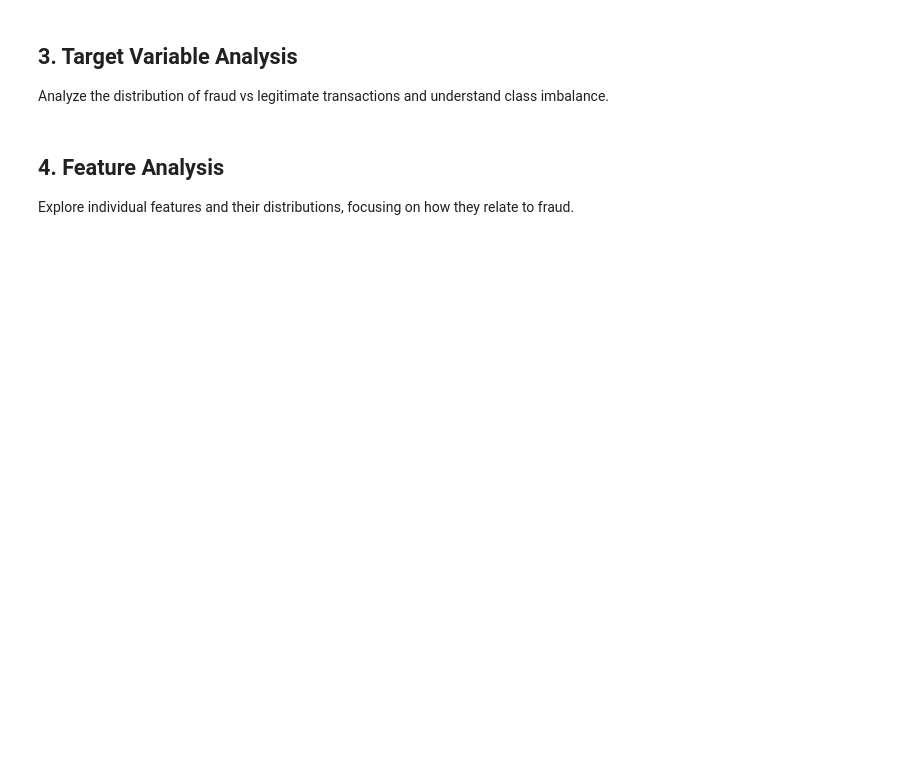
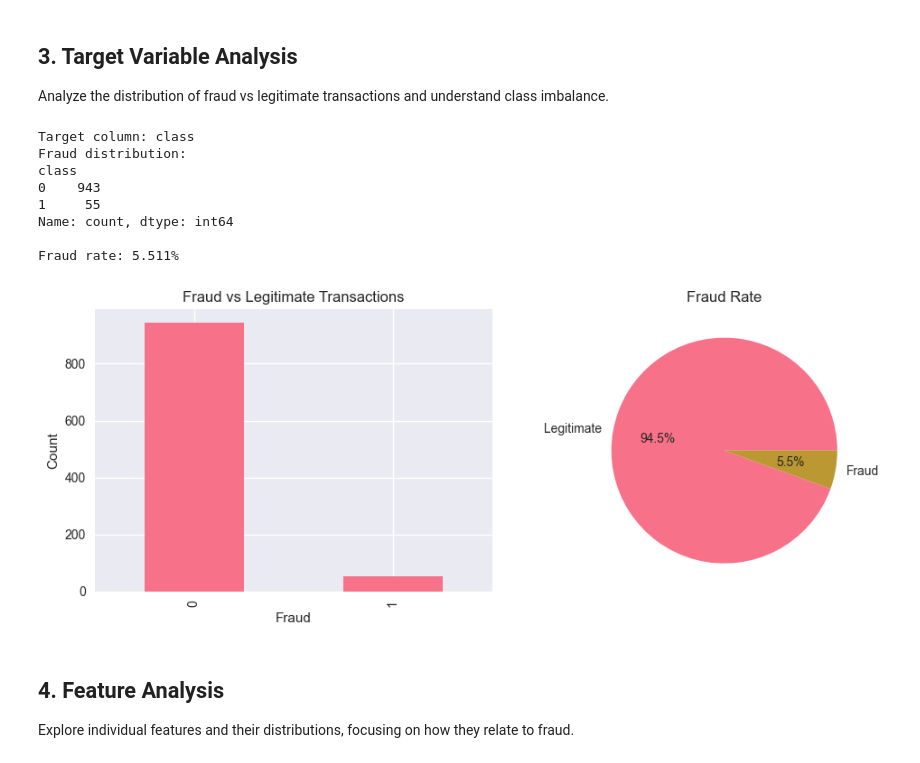
Before and after one commit to abdirehim/fraud-detection, a Jupyter notebook: notebooks/eda.ipynb, the cells around one changed output. Cells and saved outputs as stored; diff of their text form; code cells hidden in the pictures; blank space fills up the shorter version.

```diff
--- a/notebooks/eda.ipynb
+++ b/notebooks/eda.ipynb
@@ -77,0 +42,28 @@ First few rows:
+# %%
+# Load all real datasets
+loader = DataLoader()
+datasets = loader.load_all_datasets()
+
+print("Available datasets:")
+for name, dataset in datasets.items():
+    print(f"- {name}: {dataset.shape}")
+
+# Use fraud data with geolocation for analysis
+if 'fraud_data_with_geo' in datasets:
+    df = datasets['fraud_data_with_geo']
+    print(f"\nUsing fraud data with geolocation: {df.shape}")
+elif 'fraud_data' in datasets:
+    df = datasets['fraud_data']
+    print(f"\nUsing e-commerce fraud data: {df.shape}")
+elif 'creditcard_data' in datasets:
+    df = datasets['creditcard_data']
+    print(f"\nUsing credit card fraud data: {df.shape}")
+else:
+    raise ValueError("No fraud detection datasets found!")
+
+print(f"\nDataset shape: {df.shape}")
+print(f"Columns: {list(df.columns)}")
+print(f"\nData types:")
+print(df.dtypes)
+print(f"\nFirst few rows:")
+df.head()
@@ -97,29 +131,49 @@ for col in categorical_cols:
 
 Analyze the distribution of fraud vs legitimate transactions and understand class imbalance.
 # %%
+# Determine target column name
+target_col = None
+if 'class' in df.columns:
+    target_col = 'class'
+elif 'Class' in df.columns:
+    target_col = 'Class'
+else:
+    raise ValueError("No target column found!")
+
 # Analyze target variable distribution
-fraud_counts = df['fraud'].value_counts()
-fraud_rate = df['fraud'].mean()
+fraud_counts = df[target_col].value_counts()
+fraud_rate = df[target_col].mean()
 
+print(f"Target column: {target_col}")
 print(f"Fraud distribution:")
 print(fraud_counts)
 print(f"\nFraud rate: {fraud_rate:.3%}")
 
 # Visualize target distribution
 plt.figure(figsize=(10, 4))
 
 plt.subplot(1, 2, 1)
 fraud_counts.plot(kind='bar')
 plt.title('Fraud vs Legitimate Transactions')
 plt.xlabel('Fraud')
 plt.ylabel('Count')
 
 plt.subplot(1, 2, 2)
 plt.pie(fraud_counts.values, labels=['Legitimate', 'Fraud'], autopct='%1.1f%%')
 plt.title('Fraud Rate')
 
 plt.tight_layout()
 plt.show()
+# %% [output]
+Target column: class
+Fraud distribution:
+class
+0    943
+1     55
+Name: count, dtype: int64
+
+Fraud rate: 5.511%
+[figure, added]
 # %% [markdown]
 ## 4. Feature Analysis
 
```
Also changed, not shown: parts of 25 cells of this notebook, 8 other files.
